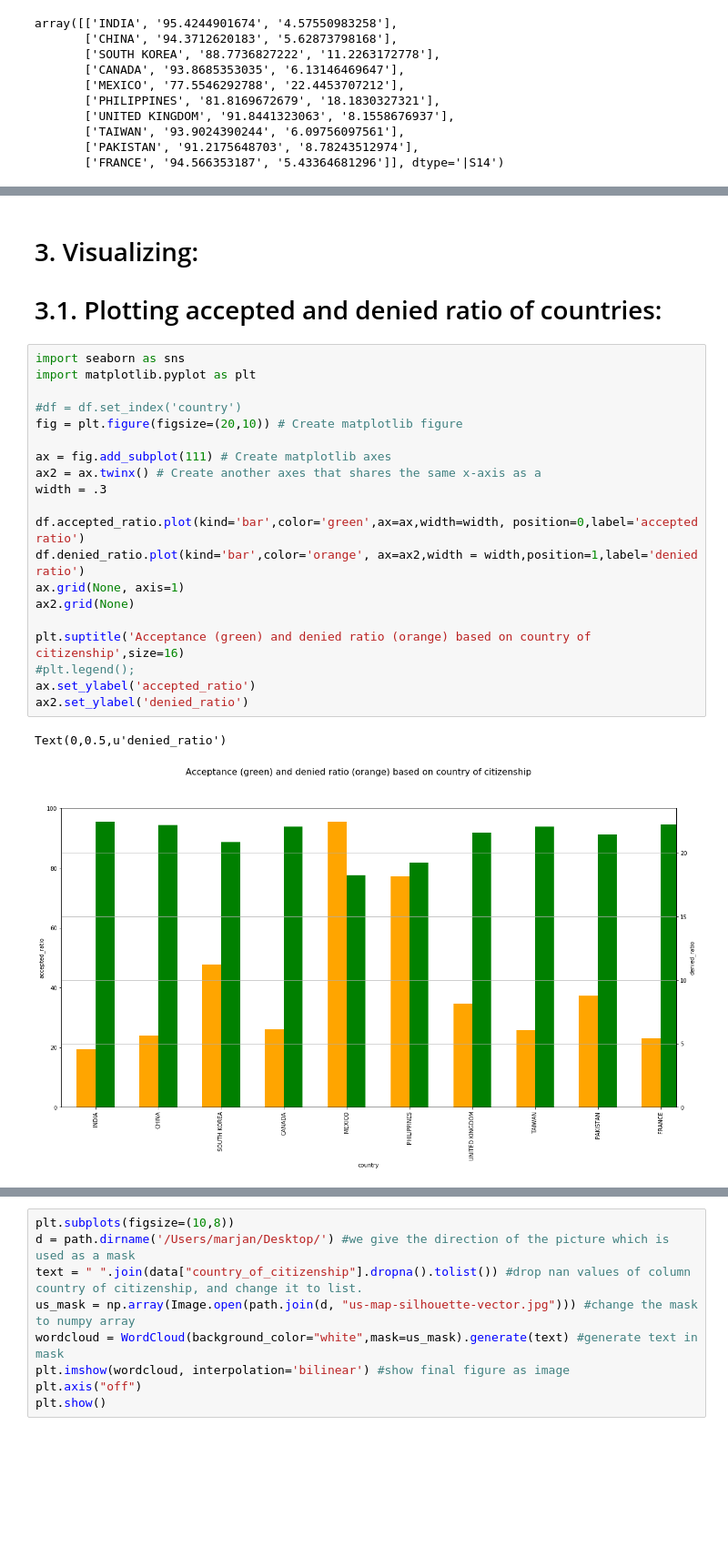
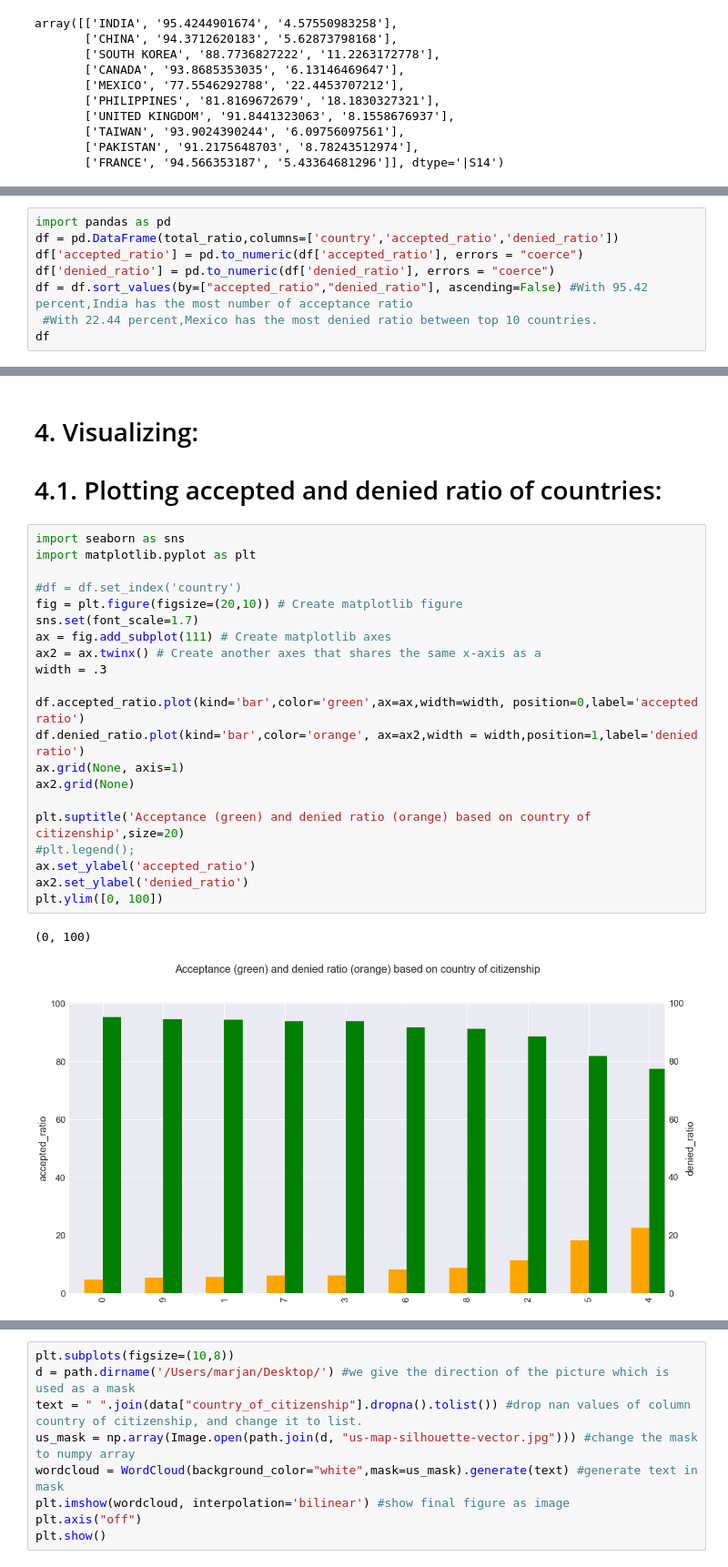
Before and after one commit to fall4knight/US-visa-application, a Jupyter notebook: US_visa_application_analysis_marjan.ipynb, the cells around one changed output, grey strips where cells are left out. Shown: that part at 91% size. Saved outputs shown, nothing was run; the diff lists cells and outputs as text; blank space fills up the shorter version.

```diff
--- a/US_visa_application_analysis_marjan.ipynb
+++ b/US_visa_application_analysis_marjan.ipynb
@@ -134,0 +291,8 @@ array([['INDIA', '95.4244901674', '4.57550983258'],
+# %%
+import pandas as pd
+df = pd.DataFrame(total_ratio,columns=['country','accepted_ratio','denied_ratio'])
+df['accepted_ratio'] = pd.to_numeric(df['accepted_ratio'], errors = "coerce")
+df['denied_ratio'] = pd.to_numeric(df['denied_ratio'], errors = "coerce")
+df = df.sort_values(by=["accepted_ratio","denied_ratio"], ascending=False) #With 95.42 percent,India has the most number of acceptance ratio
+ #With 22.44 percent,Mexico has the most denied ratio between top 10 countries.
+df
@@ -162,27 +354,29 @@ df
 # %% [markdown]
-# 3. Visualizing:
+# 4. Visualizing:
 
-# 3.1. Plotting accepted and denied ratio of countries:
+
+# 4.1. Plotting accepted and denied ratio of countries:
 # %%
 import seaborn as sns
 import matplotlib.pyplot as plt
 
 #df = df.set_index('country')
 fig = plt.figure(figsize=(20,10)) # Create matplotlib figure
-
+sns.set(font_scale=1.7)
 ax = fig.add_subplot(111) # Create matplotlib axes
 ax2 = ax.twinx() # Create another axes that shares the same x-axis as a
 width = .3
 
 df.accepted_ratio.plot(kind='bar',color='green',ax=ax,width=width, position=0,label='accepted ratio')
 df.denied_ratio.plot(kind='bar',color='orange', ax=ax2,width = width,position=1,label='denied ratio')
 ax.grid(None, axis=1)
 ax2.grid(None)
 
-plt.suptitle('Acceptance (green) and denied ratio (orange) based on country of citizenship',size=16)
+plt.suptitle('Acceptance (green) and denied ratio (orange) based on country of citizenship',size=20)
 #plt.legend();
 ax.set_ylabel('accepted_ratio')
 ax2.set_ylabel('denied_ratio')
+plt.ylim([0, 100])
 # %% [output]
-Text(0,0.5,u'denied_ratio')
+(0, 100)
-[figure, old version]
+[figure, new version]
```
Also changed, not shown: parts of 30 cells of this notebook.
